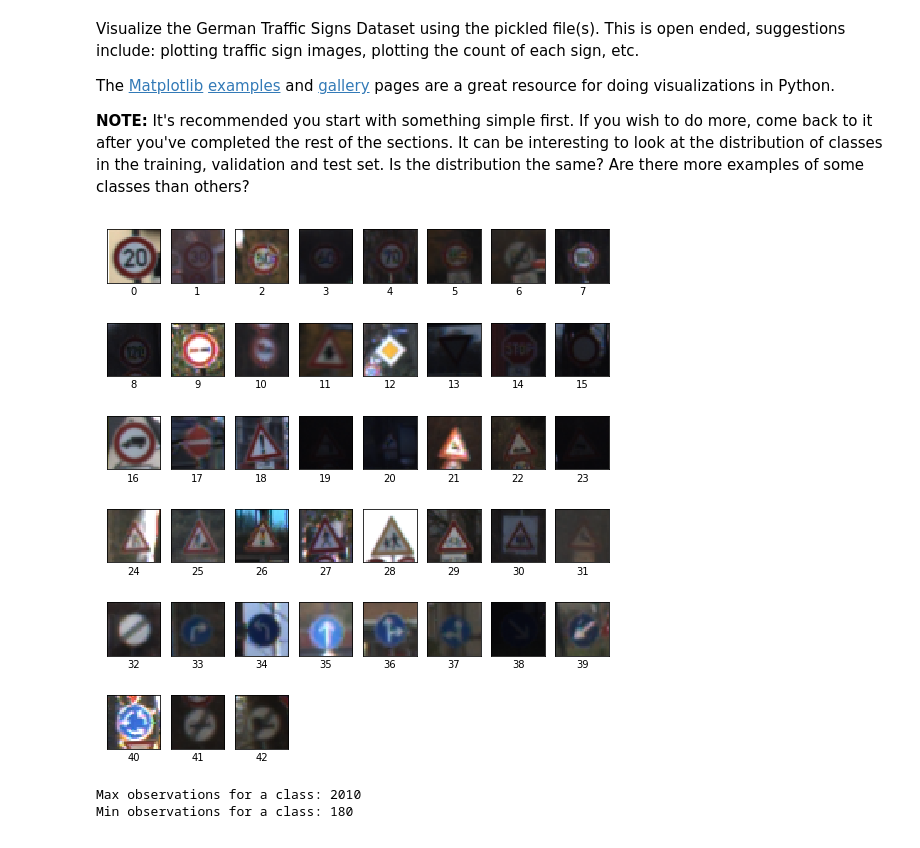
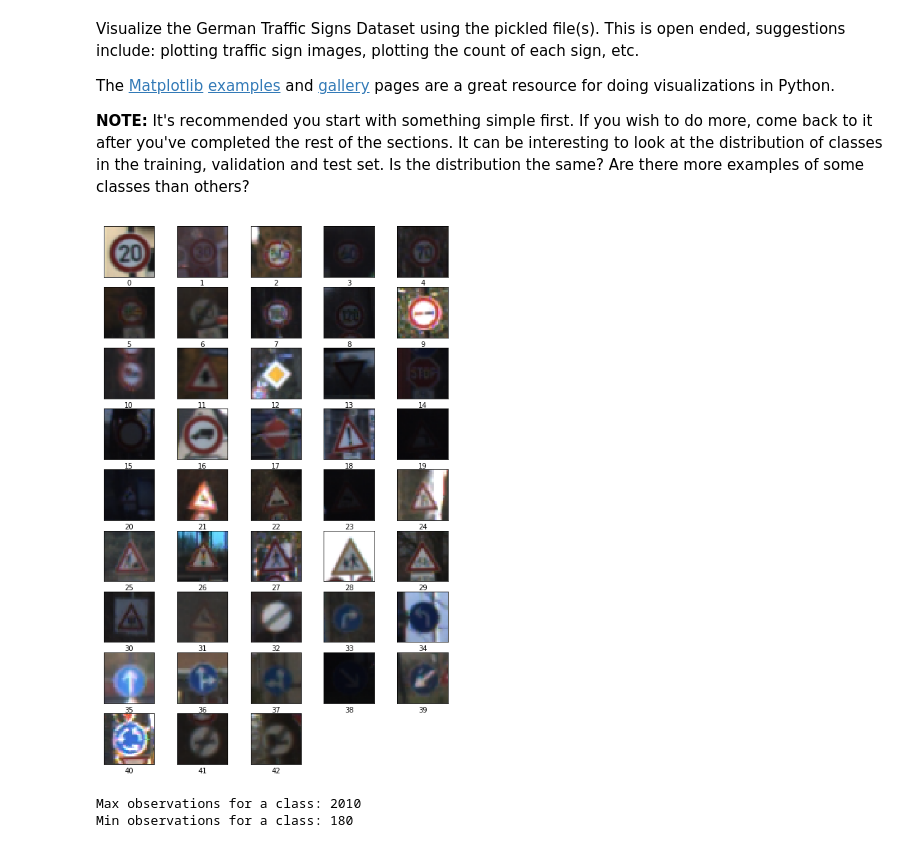
Before and after one commit to nav13n/carnd, a Jupyter notebook: CarND-Traffic-Sign-Classifier-Project/Traffic_Sign_Classifier.ipynb, the cells around one changed output. Cells and saved outputs as stored; diff of their text form; code cells hidden in the pictures.

```diff
--- a/CarND-Traffic-Sign-Classifier-Project/Traffic_Sign_Classifier.ipynb
+++ b/CarND-Traffic-Sign-Classifier-Project/Traffic_Sign_Classifier.ipynb
@@ -109,23 +109,23 @@ import matplotlib.pyplot as plt
 # %%
 # Display one image sample of each class
 def display_unique_image_samples(X, y):
     labels = set(y)
     i=0
-    fig = plt.figure(figsize=(9, 10))
+    fig = plt.figure(figsize=(9, 14))
     for label in labels:
         idx = np.nonzero((y) == label)[0][0]
         image = X[idx].squeeze()
-        axis = fig.add_subplot(6,8,i+1)
+        axis = fig.add_subplot(9,5,i+1)
         axis.set_xlabel(label)
         plt.xticks(np.array([]))
         plt.yticks(np.array([]))
         axis.imshow(image)
         i+=1
     plt.show()
 
 display_unique_image_samples(X_train, y_train)
 # %% [output]
-[figure, old version]
+[figure, new version]
 # %%
 # Display the distribution/spread of classes over the training set
 def display_observation_spread_per_class(y):
```
Also changed, not shown: parts of 11 cells of this notebook, 1 other file.
